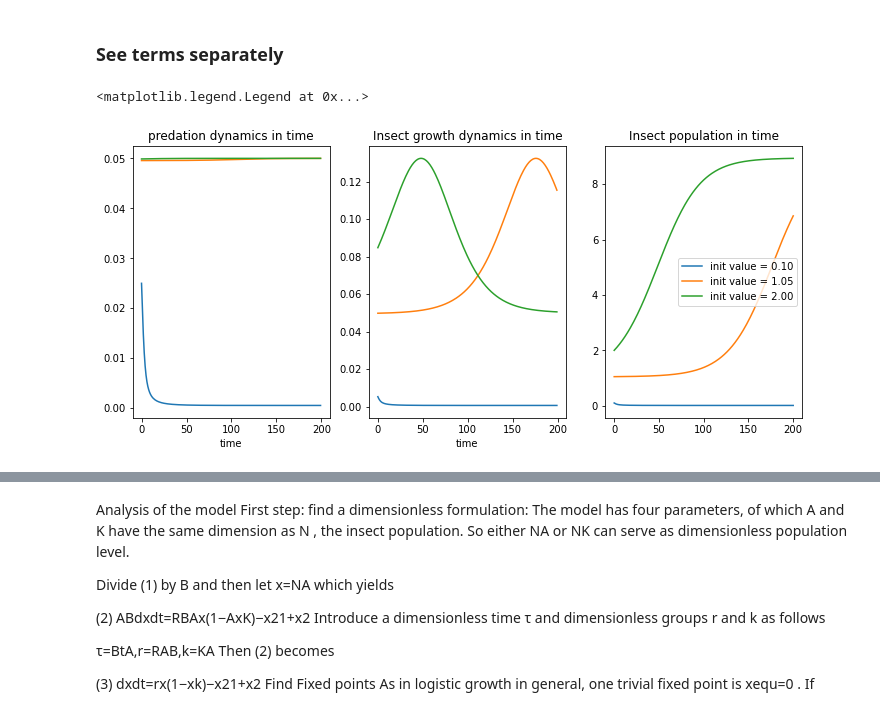
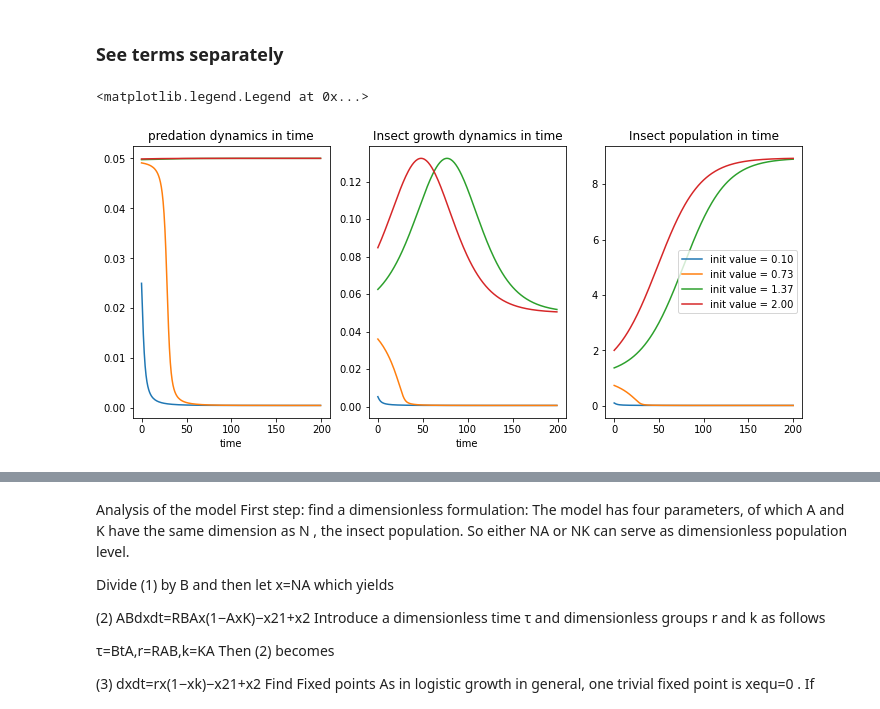
Before and after one commit to RRisto/learning, a Jupyter notebook: nonlinear_algebra/insectoutbreak.ipynb, the cells around one changed output, grey strips where cells are left out. Cells and saved outputs as stored; diff of their text form; code cells hidden in the pictures.

```diff
--- a/nonlinear_algebra/insectoutbreak.ipynb
+++ b/nonlinear_algebra/insectoutbreak.ipynb
@@ -49,32 +50,32 @@ B = 0.5
 R = 0.53   # growthrate
 K = 10.    # carrying capacity
 
 #plot
 # fig = plt.figure(figsize=(8,5))
 fig, ax =plt.subplots(1,3, figsize=(12,5))
 
-for j in np.linspace(0.1, 2, 3):
+for j in np.linspace(0.1, 2, 4):
     N = [j]
     predation_Ns=[]
     growth_Ns=[]
     #compute
     for i in range(200):
 #         N.append(N[i] + (R * N[i] * (1 - N[i]/K) - (B * N[i]**2)/(A**2 + N[i]**2)) * dt)
         predation_N=(B * N[i]**2)/(A**2 + N[i]**2)
         growth_N=(R * N[i] * (1 - N[i]/K))
         N.append((N[i]+(growth_N - predation_N)*dt ))
         growth_Ns.append(growth_N*dt)
         predation_Ns.append(predation_N*dt)
     ax[0].plot(predation_Ns, label = 'init value = %0.2f' %j)
     ax[1].plot(growth_Ns, label = 'init value = %0.2f' %j)
     ax[2].plot(N, label = 'init value = %0.2f' %j)
 
 ax[0].set_title('predation dynamics in time')
 ax[1].set_title("Insect growth dynamics in time")
 ax[2].set_title("Insect population in time")
 ax[0].set_xlabel("time")
 ax[1].set_xlabel("time")
 plt.legend(loc = 'best')
 # %% [output]
 <matplotlib.legend.Legend at 0x...>
-[figure, old version]
+[figure, new version]
```
Also changed, not shown: parts of 5 cells of this notebook, 1 other file.
